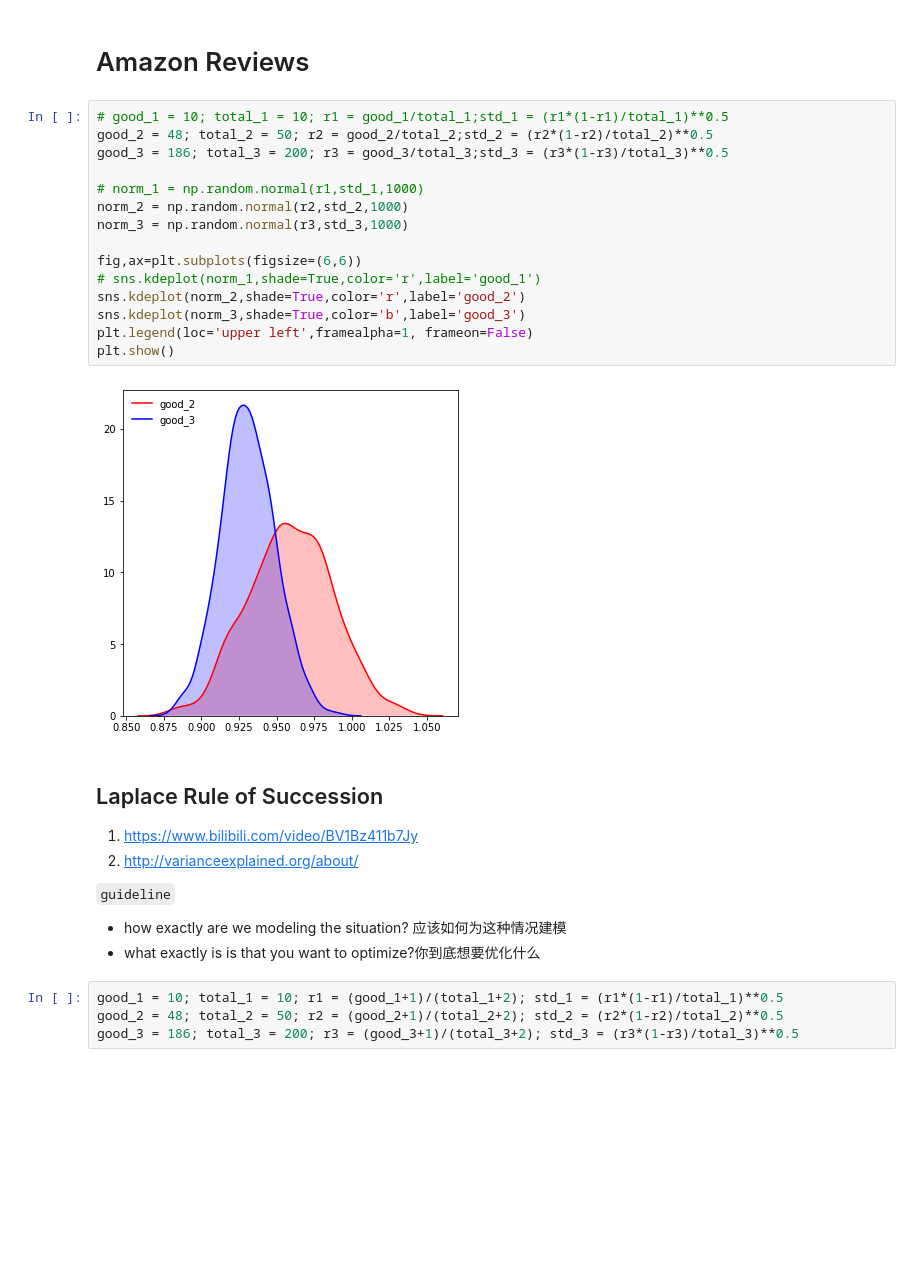
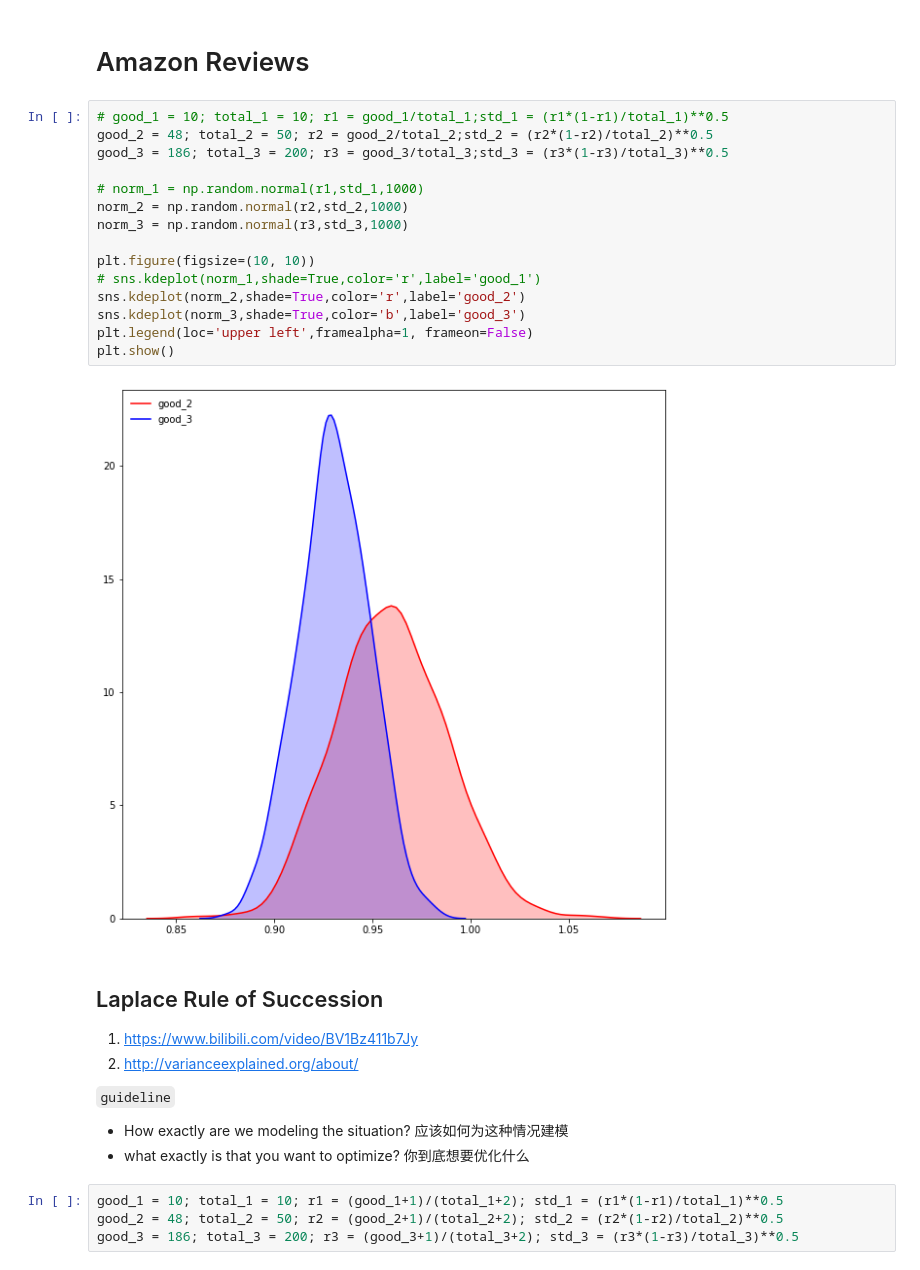
Before and after one commit to Randallzoeng/joutatsu-no-kotsu, a Jupyter notebook: Probability of Probability.ipynb, the cells around one changed output. Drawn from its saved outputs; the diff is of its cells as text; blank space fills up the shorter version.

```diff
--- a/Probability of Probability.ipynb
+++ b/Probability of Probability.ipynb
@@ -51,20 +48,20 @@ No handles with labels found to put in legend.
 # %%
 # good_1 = 10; total_1 = 10; r1 = good_1/total_1;std_1 = (r1*(1-r1)/total_1)**0.5
 good_2 = 48; total_2 = 50; r2 = good_2/total_2;std_2 = (r2*(1-r2)/total_2)**0.5
 good_3 = 186; total_3 = 200; r3 = good_3/total_3;std_3 = (r3*(1-r3)/total_3)**0.5
 
 # norm_1 = np.random.normal(r1,std_1,1000)
 norm_2 = np.random.normal(r2,std_2,1000)
 norm_3 = np.random.normal(r3,std_3,1000)
 
-fig,ax=plt.subplots(figsize=(6,6))
+plt.figure(figsize=(10, 10))
 # sns.kdeplot(norm_1,shade=True,color='r',label='good_1')
 sns.kdeplot(norm_2,shade=True,color='r',label='good_2')
 sns.kdeplot(norm_3,shade=True,color='b',label='good_3')
 plt.legend(loc='upper left',framealpha=1, frameon=False)
 plt.show()
 # %% [output]
-[figure, old version]
+[figure, new version]
 # %% [markdown]
 ## Laplace Rule of Succession
 
@@ -72,8 +69,8 @@ plt.show()
 2. http://varianceexplained.org/about/
 
 `guideline`
-- how exactly are we modeling the situation? 应该如何为这种情况建模
-- what exactly is is that you want to optimize?你到底想要优化什么
+- How exactly are we modeling the situation? 应该如何为这种情况建模
+- what exactly is that you want to optimize? 你到底想要优化什么
 # %%
 good_1 = 10; total_1 = 10; r1 = (good_1+1)/(total_1+2); std_1 = (r1*(1-r1)/total_1)**0.5
 good_2 = 48; total_2 = 50; r2 = (good_2+1)/(total_2+2); std_2 = (r2*(1-r2)/total_2)**0.5
```
Also changed, not shown: parts of 10 cells of this notebook.
